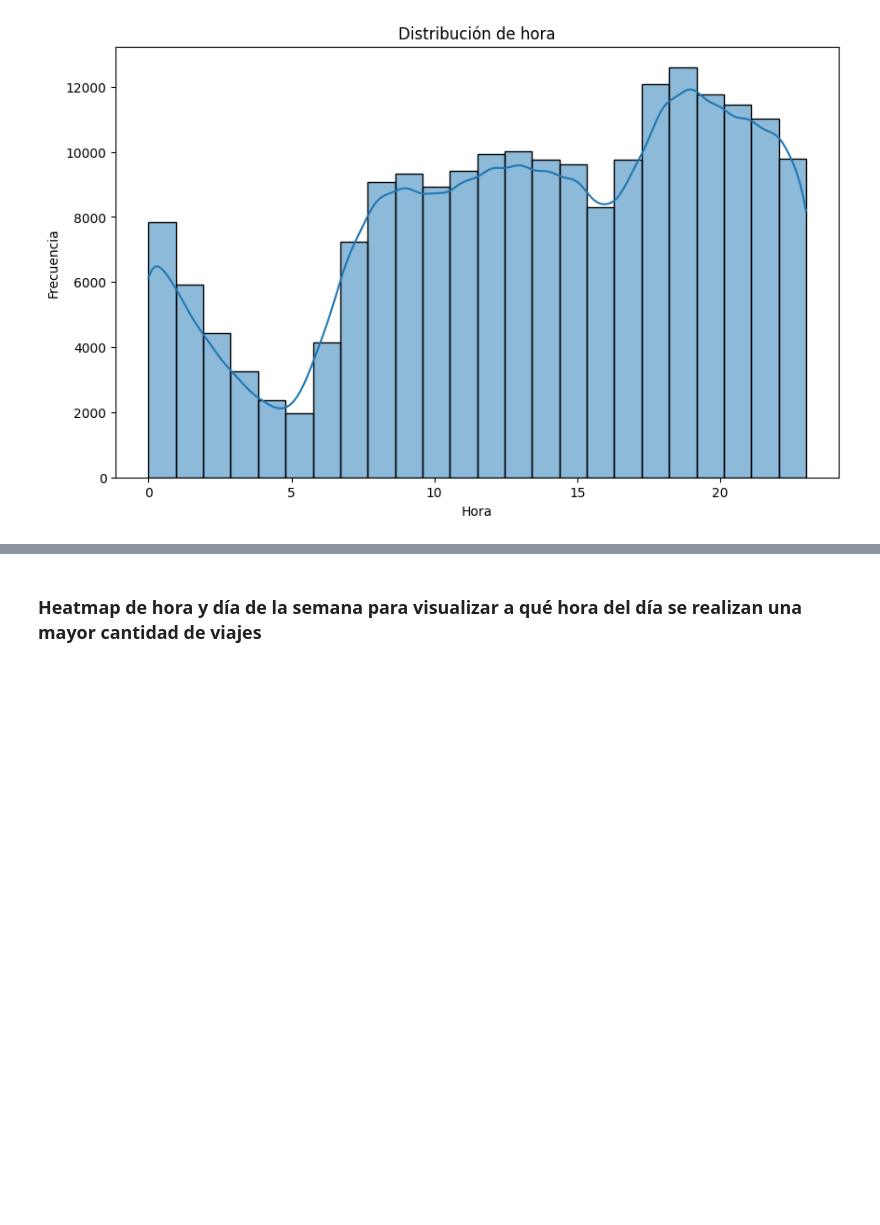
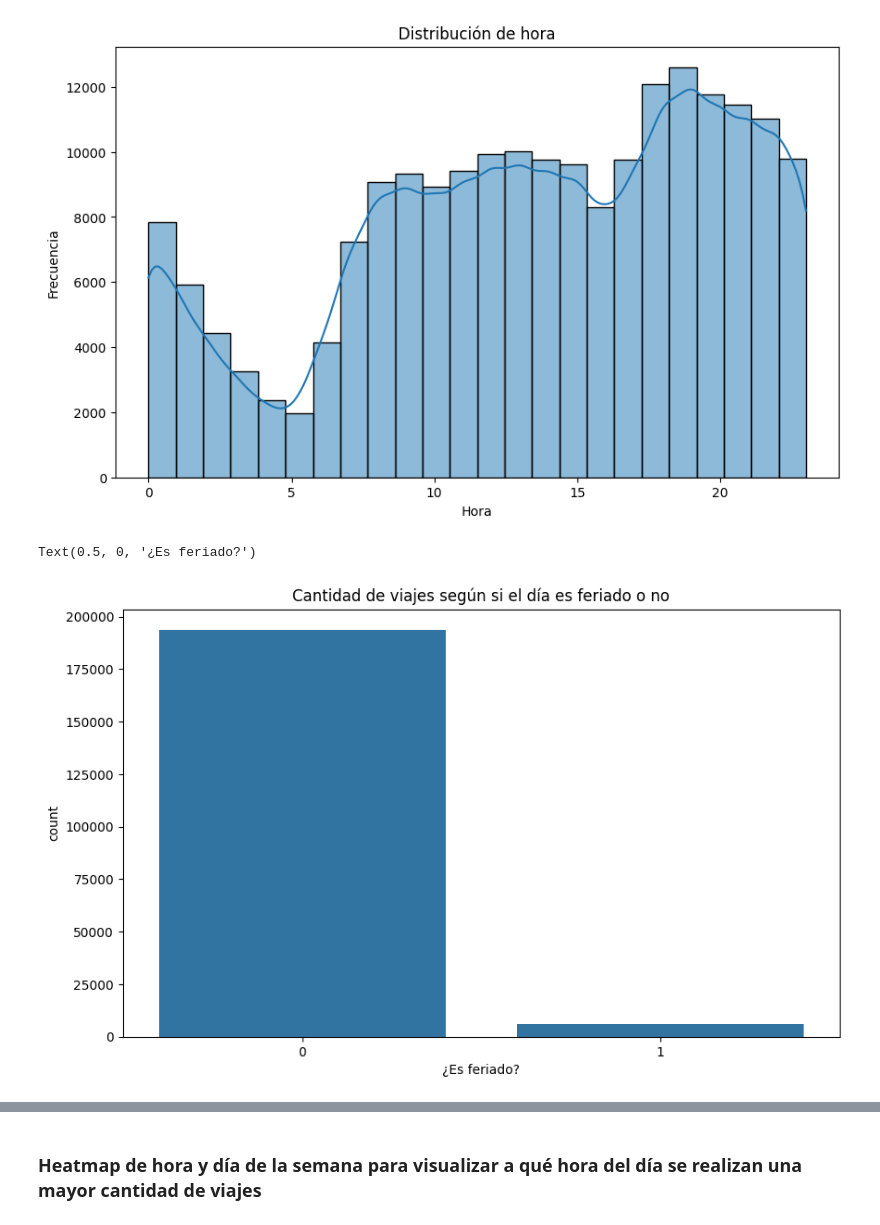
Before and after one commit to brimoresco/AA1-TUIA-2025C1-Suarez-BrizuelaCipolletti-Moresco1, a Jupyter notebook: TP_Regresion_AA1_2025.ipynb, the cells around one changed output, grey strips where cells are left out. Drawn from its saved outputs; the diff is of its cells as text; code cells hidden in the pictures; blank space fills up the shorter version.

```diff
--- a/TP_Regresion_AA1_2025.ipynb
+++ b/TP_Regresion_AA1_2025.ipynb
@@ -201,4 +228,25 @@ plt.show()
 [figure]
 # %% [markdown]
 ### Análisis temporal
+# %%
+# Convertimos la variable 'pickup_datetime' a tipo datetime
+df['pickup_datetime'] = pd.to_datetime(df['pickup_datetime'])
+
+# Eliminamos los decimales de los segundos
+df['pickup_datetime'] = df['pickup_datetime'].dt.floor('s')
+
+# A partir de esa variable, separamos en año, mes, día de la semana y hora
+df['year'] = df['pickup_datetime'].dt.year
+df['month'] = df['pickup_datetime'].dt.month
+df['day_of_week'] = df['pickup_datetime'].dt.dayofweek
+df['hour'] = df['pickup_datetime'].dt.hour
+# %%
+# Creamos una variable 'weekend' para determinar si el viaje fue durante un fin de semana o no
+df['weekend'] = df['day_of_week'].apply(lambda x: 1 if x in [4, 6] else 0)
+# %%
+# Buscamos los feriados del estado de Nueva York
+holidays_ny = holidays.US(state='NY')
+# %%
+# También creamos una variable 'holiday' para determinar si ese día fue feriado o no
+df['holiday'] = df['pickup_datetime'].apply(lambda x: 1 if x in holidays_ny else 0)
 # %%
@@ -224,3 +266,12 @@ plt.show()
 # %% [output]
 [figure]
 [figure]
+# %%
+# Cantidad de viajes según si el día es feriado o no
+plt.figure(figsize=(10, 6))
+sns.countplot(x='holiday', data=df)
+plt.title('Cantidad de viajes según si el día es feriado o no')
+plt.xlabel('¿Es feriado?')
+# %% [output]
+Text(0.5, 0, '¿Es feriado?')
+[figure, added]
```
Also changed, not shown: parts of 57 cells of this notebook, 1 other file.
